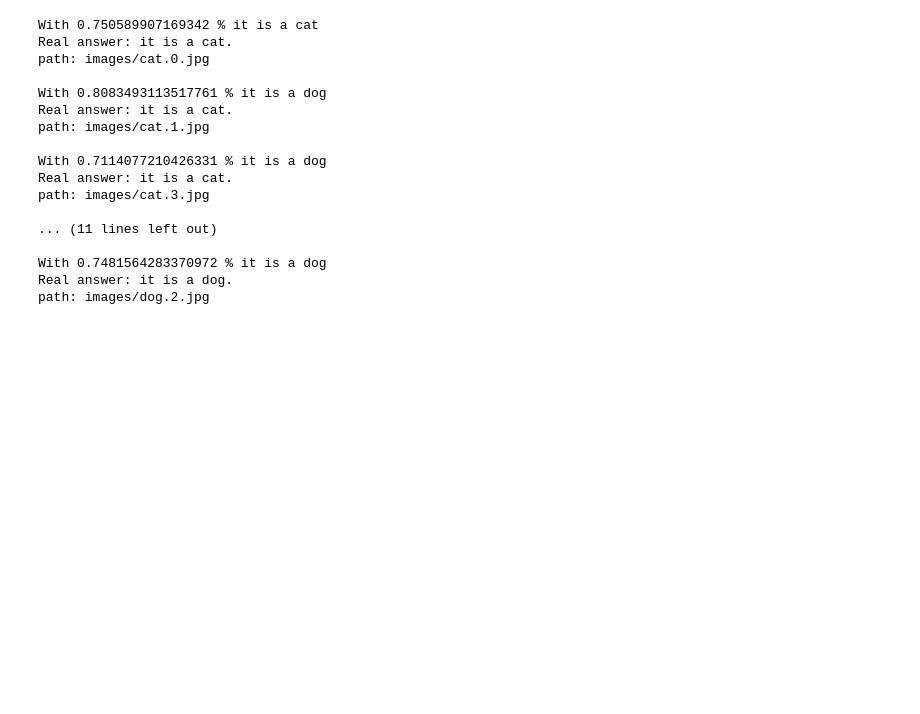
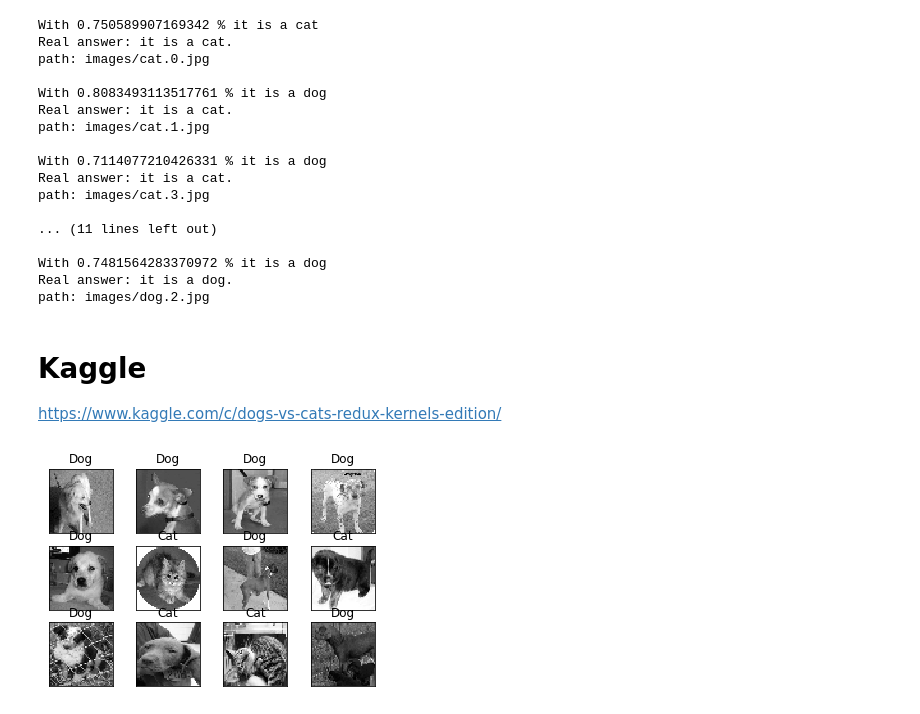
Before and after one commit to tamkovich/VK-and-Telegram-dogsvscats-BOT, a Jupyter notebook: dogsvscats.ipynb, the cells around one changed output. Cells and saved outputs as stored; diff of their text form; code cells hidden in the pictures; blank space fills up the shorter version.

Commit message:
kaggle in notebook

```diff
--- a/dogsvscats.ipynb
+++ b/dogsvscats.ipynb
@@ -157,3 +157,41 @@ path: images/cat.3.jpg
 With 0.7481564283370972 % it is a dog
 Real answer: it is a dog.
 path: images/dog.2.jpg
+# %% [markdown]
+
+
+# Kaggle
+https://www.kaggle.com/c/dogs-vs-cats-redux-kernels-edition/
+# %%
+import matplotlib.pyplot as plt
+import pandas as pd
+
+if os.path.exists('data/test_data.npy'):
+    test_data = np.load('data/test_data.npy')
+else:
+    test_data = generate_test_data()
+    np.save('data/test_data.npy', test_data)
+# %%
+fig = plt.figure()
+
+for num, data in enumerate(test_data[:12]):
+    # cat: [1,0]
+    # dog: [0,1]
+
+    img_num = data[1]
+    img_data = data[0]
+
+    y = fig.add_subplot(3,4,num+1)
+    orig = img_data
+    img_data = img_data.reshape(SIZE, SIZE, 1)
+    model_out = model.predict([img_data])[0]
+
+    str_label = 'Dog' if np.argmax(model_out) else 'Cat'
+
+    y.imshow(orig, cmap='gray')
+    plt.title(str_label)
+    y.axes.get_xaxis().set_visible(False)
+    y.axes.get_yaxis().set_visible(False)
+plt.show()
+# %% [output]
+[figure, added]
```
Also changed, not shown: parts of 4 cells of this notebook.
